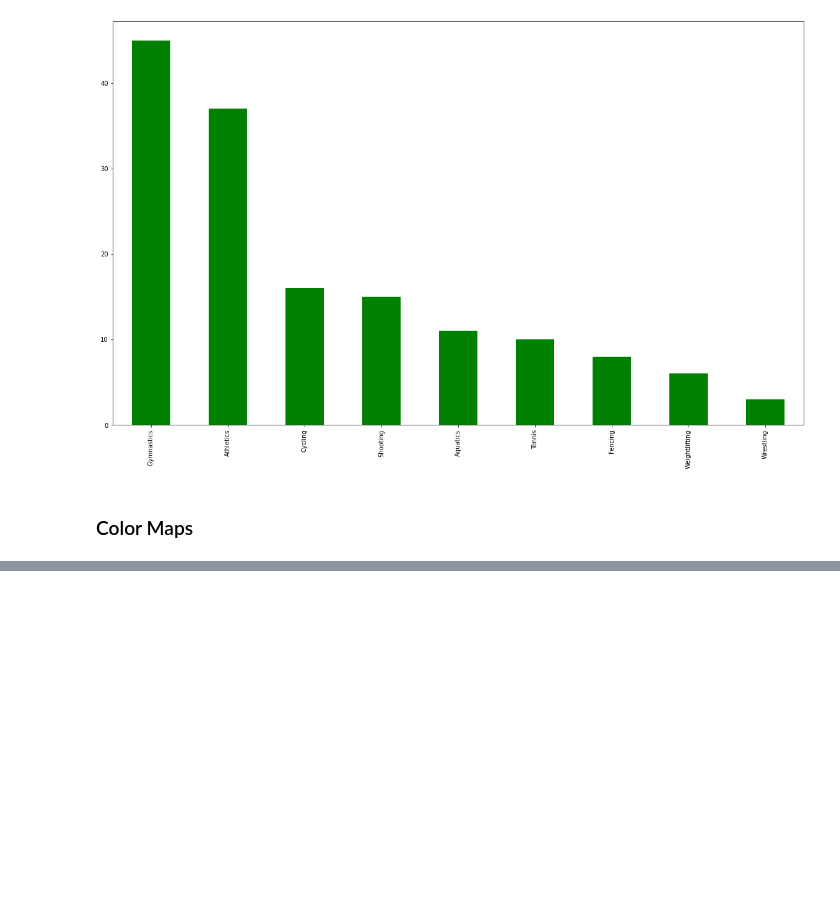
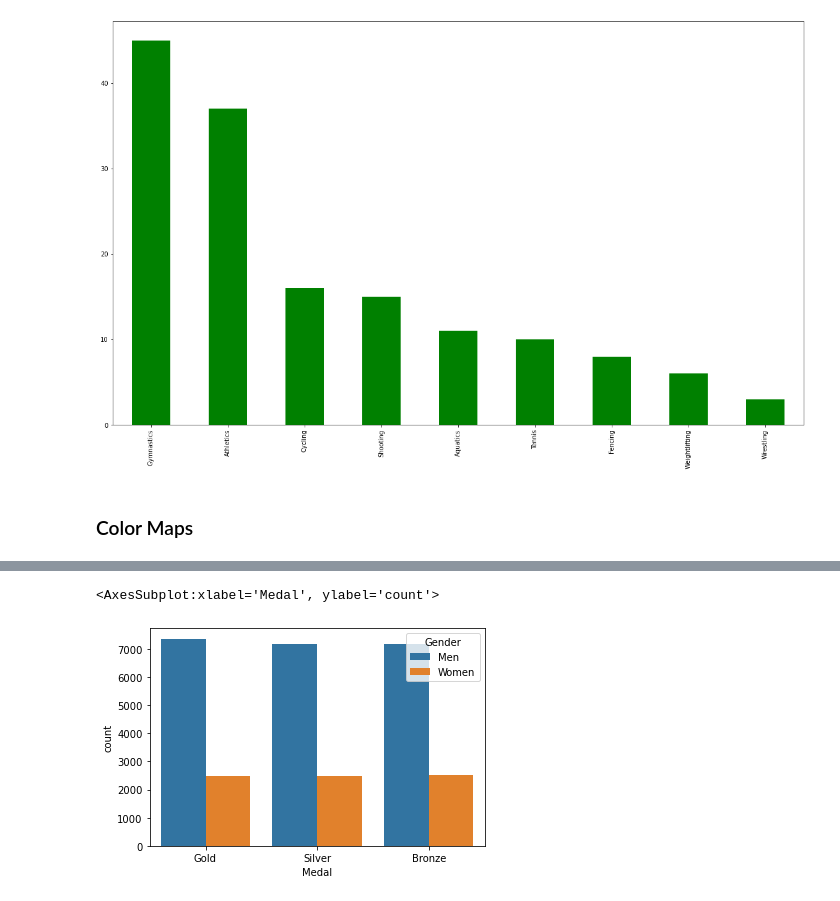
Before and after one commit to theSohanur/pandas-essential, a Jupyter notebook: pandas.notebook.ipynb, the cells around one changed output, grey strips where cells are left out. Saved outputs shown, nothing was run; the diff lists cells and outputs as text; code cells hidden in the pictures; blank space fills up the shorter version.

```diff
--- a/pandas.notebook.ipynb
+++ b/pandas.notebook.ipynb
@@ -698,0 +710,5 @@ fo.Sport.value_counts().plot(kind = 'pie',colormap = 'PiY');
+# %%
+sns.countplot(x = 'Medal', data = oly, hue = 'Gender')
+# %% [output]
+<AxesSubplot:xlabel='Medal', ylabel='count'>
+[figure, added]
```
Also changed, not shown: parts of 5 cells of this notebook.
